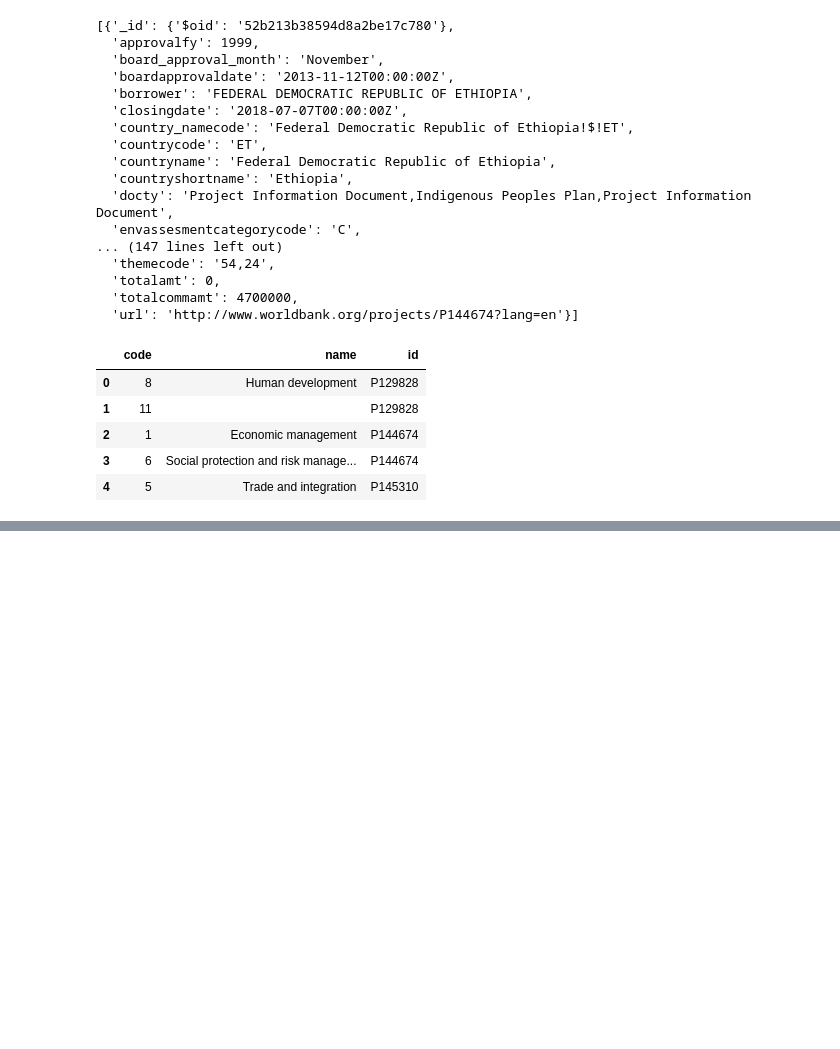
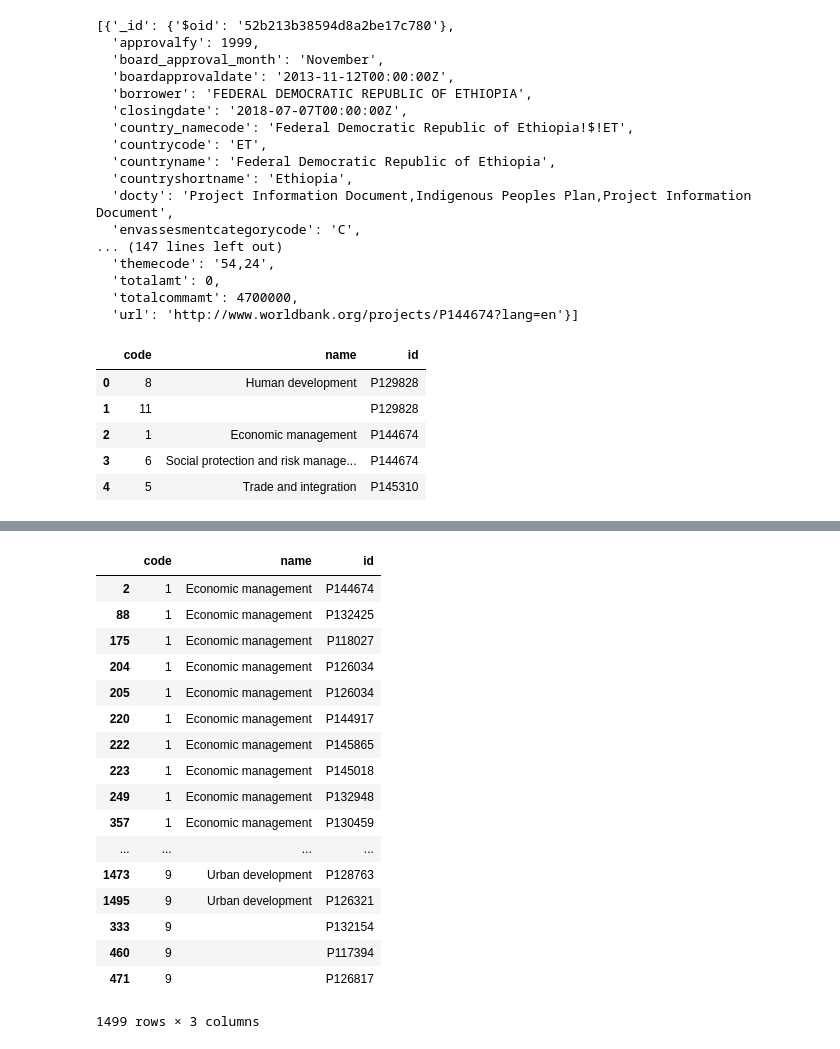
Before and after one commit to mskaerthomason/Springboard-Projects, a Jupyter notebook: data_wrangling_json/sliderule_dsi_json_exercise_MST.ipynb, the cells around one changed output, grey strips where cells are left out. Drawn from its saved outputs; the diff is of its cells as text; code cells hidden in the pictures; blank space fills up the shorter version.

Commit message:
sorted codes

```diff
--- a/data_wrangling_json/sliderule_dsi_json_exercise_MST.ipynb
+++ b/data_wrangling_json/sliderule_dsi_json_exercise_MST.ipynb
@@ -214,0 +230,22 @@ code.head()
+# %%
+sorted = code.sort_values(by=['code', 'name'],ascending=[True, False])
+sorted.fillna(method='ffill')
+# %% [output]
+|  | code | name | id |
+| 2 | 1 | Economic management | P144674 |
+| 88 | 1 | Economic management | P132425 |
+| 175 | 1 | Economic management | P118027 |
+| 204 | 1 | Economic management | P126034 |
+| 205 | 1 | Economic management | P126034 |
+| 220 | 1 | Economic management | P144917 |
+| 222 | 1 | Economic management | P145865 |
+| 223 | 1 | Economic management | P145018 |
+| 249 | 1 | Economic management | P132948 |
+| 357 | 1 | Economic management | P130459 |
+| ... | ... | ... | ... |
+| 1473 | 9 | Urban development | P128763 |
+| 1495 | 9 | Urban development | P126321 |
+| 333 | 9 |  | P132154 |
+| 460 | 9 |  | P117394 |
+| 471 | 9 |  | P126817 |
+1499 rows × 3 columns
```
Also changed, not shown: parts of 3 cells of this notebook.
